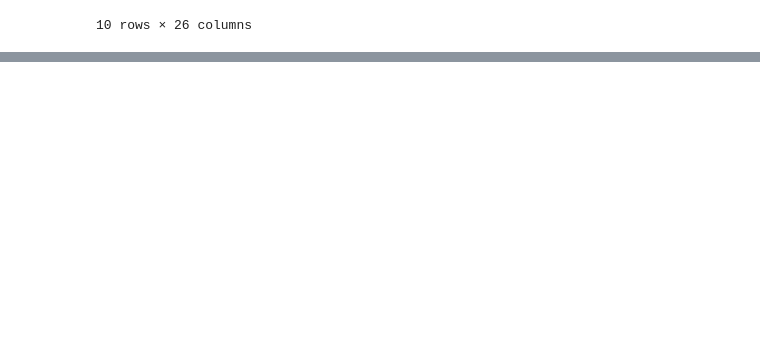
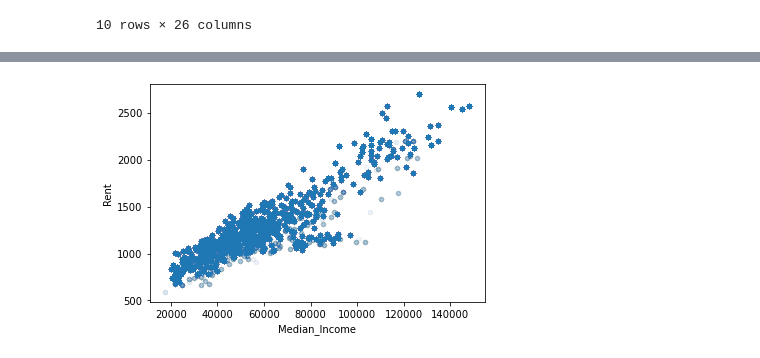
Before and after one commit to aforshee/machinelearning, a Jupyter notebook: Dev/TT/eda-tt.ipynb, the cells around one changed output, grey strips where cells are left out. Saved outputs shown, nothing was run; the diff lists cells and outputs as text; code cells hidden in the pictures; blank space fills up the shorter version.

```diff
--- a/Dev/TT/eda-tt.ipynb
+++ b/Dev/TT/eda-tt.ipynb
@@ -267,0 +477,9 @@ df.to_csv('../data.csv')
+# %%
+df2.plot(kind='scatter',
+              x='Median_Income',
+              y='Rent',
+              alpha=0.01)
+
+plt.show()
+# %% [output]
+[figure, added]
```
Also changed, not shown: parts of 35 cells of this notebook.
